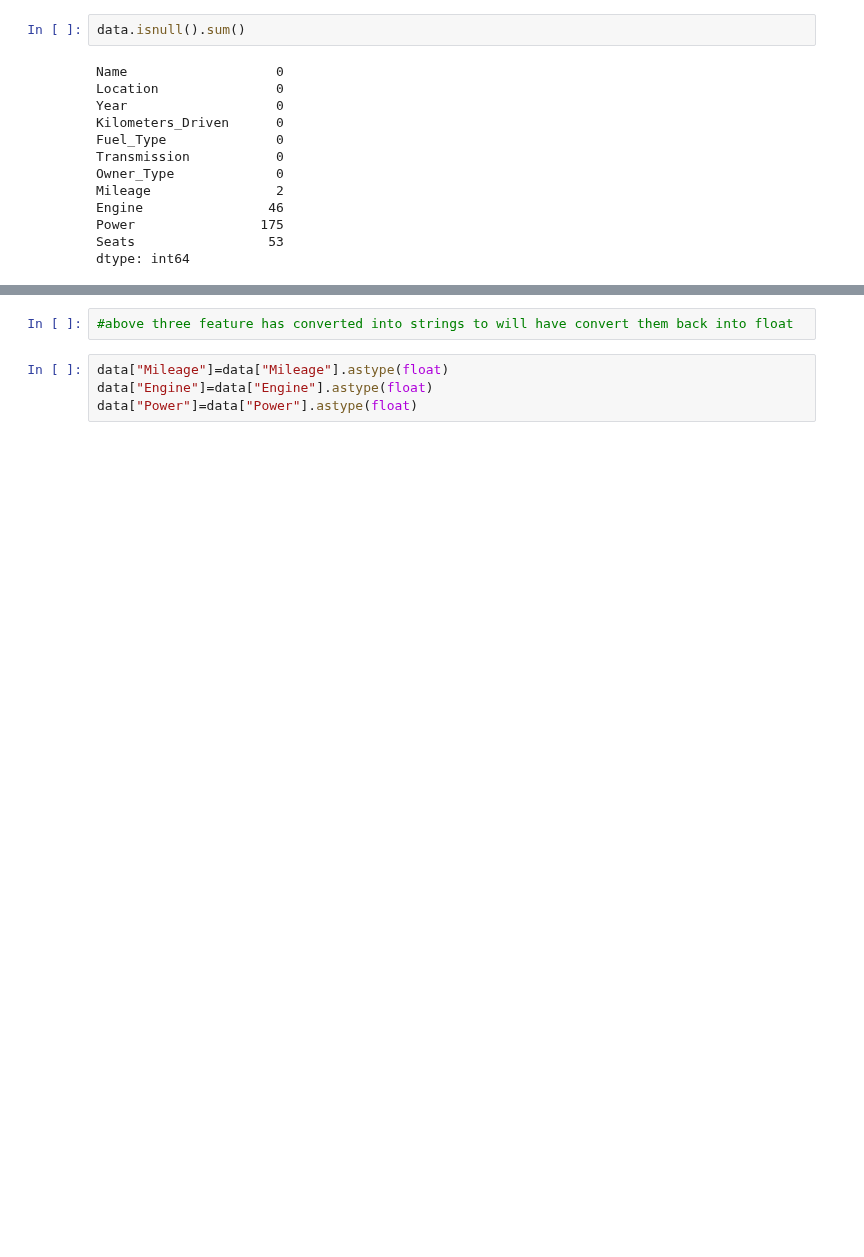
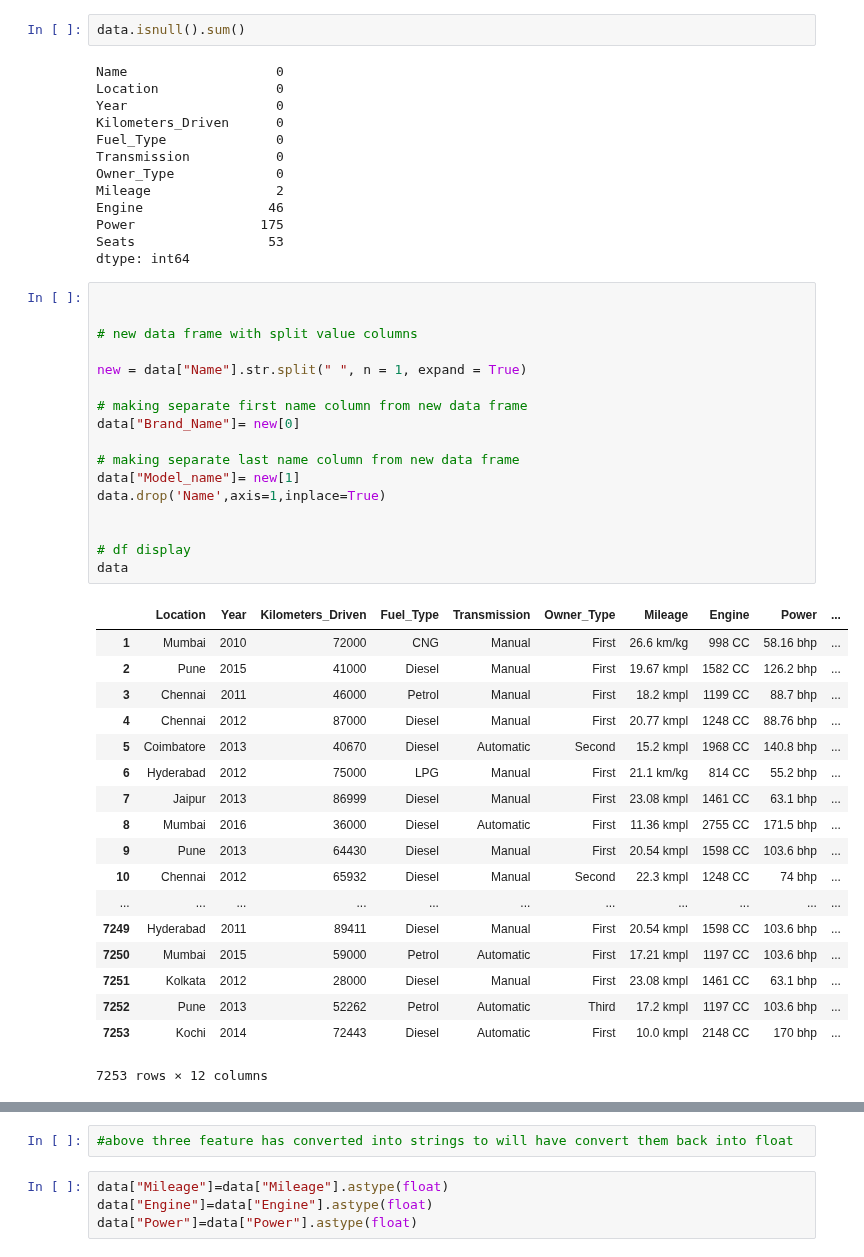
Before and after one commit to mukul98m/Predicting-Costs--Of--Used--Cars, a Jupyter notebook: car_price_prediction.ipynb, the cells around one changed output, grey strips where cells are left out. Drawn from its saved outputs; the diff is of its cells as text; blank space fills up the shorter version.

```diff
--- a/car_price_prediction.ipynb
+++ b/car_price_prediction.ipynb
@@ -86,6 +76,42 @@ Engine                46
 Power                175
 Seats                 53
 dtype: int64
+# %%
+
+
+# new data frame with split value columns
+
+new = data["Name"].str.split(" ", n = 1, expand = True)
+
+# making separate first name column from new data frame
+data["Brand_Name"]= new[0]
+
+# making separate last name column from new data frame
+data["Model_name"]= new[1]
+data.drop('Name',axis=1,inplace=True)
+
+
+# df display
+data
+# %% [output]
+|  | Location | Year | Kilometers_Driven | Fuel_Type | Transmission | Owner_Type | Mileage | Engine | Power | ... |
+| 1 | Mumbai | 2010 | 72000 | CNG | Manual | First | 26.6 km/kg | 998 CC | 58.16 bhp | ... |
+| 2 | Pune | 2015 | 41000 | Diesel | Manual | First | 19.67 kmpl | 1582 CC | 126.2 bhp | ... |
+| 3 | Chennai | 2011 | 46000 | Petrol | Manual | First | 18.2 kmpl | 1199 CC | 88.7 bhp | ... |
+| 4 | Chennai | 2012 | 87000 | Diesel | Manual | First | 20.77 kmpl | 1248 CC | 88.76 bhp | ... |
+| 5 | Coimbatore | 2013 | 40670 | Diesel | Automatic | Second | 15.2 kmpl | 1968 CC | 140.8 bhp | ... |
+| 6 | Hyderabad | 2012 | 75000 | LPG | Manual | First | 21.1 km/kg | 814 CC | 55.2 bhp | ... |
+| 7 | Jaipur | 2013 | 86999 | Diesel | Manual | First | 23.08 kmpl | 1461 CC | 63.1 bhp | ... |
+| 8 | Mumbai | 2016 | 36000 | Diesel | Automatic | First | 11.36 kmpl | 2755 CC | 171.5 bhp | ... |
+| 9 | Pune | 2013 | 64430 | Diesel | Manual | First | 20.54 kmpl | 1598 CC | 103.6 bhp | ... |
+| 10 | Chennai | 2012 | 65932 | Diesel | Manual | Second | 22.3 kmpl | 1248 CC | 74 bhp | ... |
+| ... | ... | ... | ... | ... | ... | ... | ... | ... | ... | ... |
+| 7249 | Hyderabad | 2011 | 89411 | Diesel | Manual | First | 20.54 kmpl | 1598 CC | 103.6 bhp | ... |
+| 7250 | Mumbai | 2015 | 59000 | Petrol | Automatic | First | 17.21 kmpl | 1197 CC | 103.6 bhp | ... |
+| 7251 | Kolkata | 2012 | 28000 | Diesel | Manual | First | 23.08 kmpl | 1461 CC | 63.1 bhp | ... |
+| 7252 | Pune | 2013 | 52262 | Petrol | Automatic | Third | 17.2 kmpl | 1197 CC | 103.6 bhp | ... |
+| 7253 | Kochi | 2014 | 72443 | Diesel | Automatic | First | 10.0 kmpl | 2148 CC | 170 bhp | ... |
+7253 rows × 12 columns
 # %%
 #removing suffix
 
```
Also changed, not shown: parts of 53 cells of this notebook.
